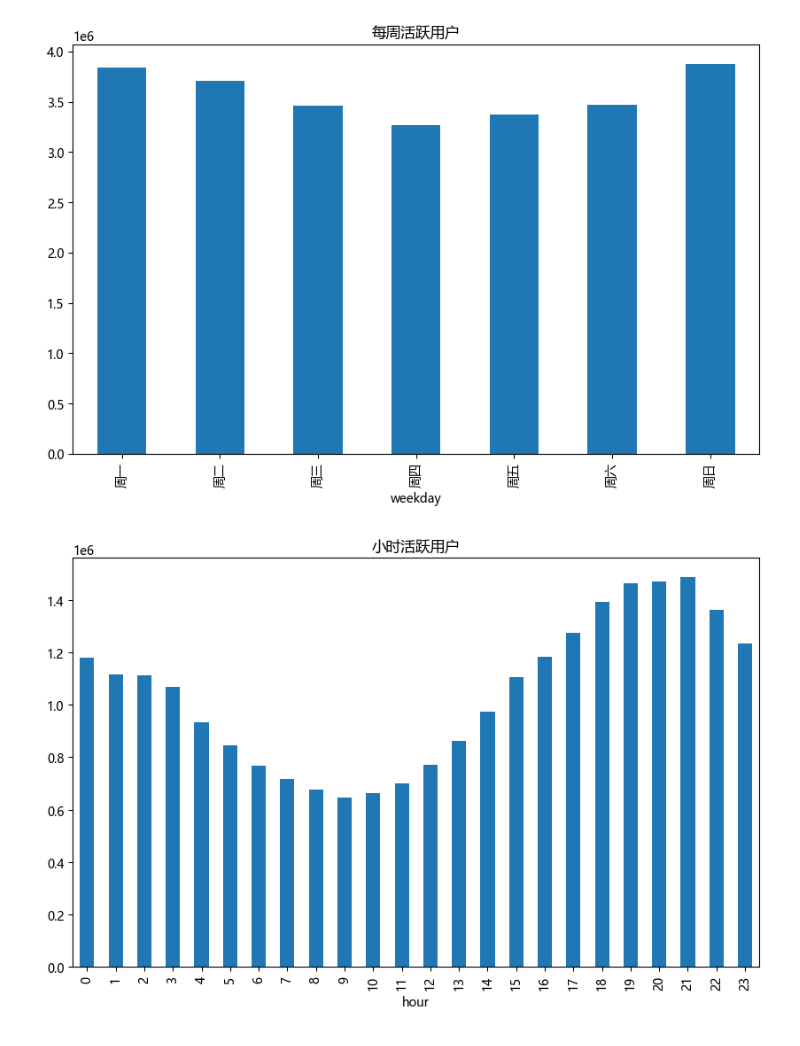
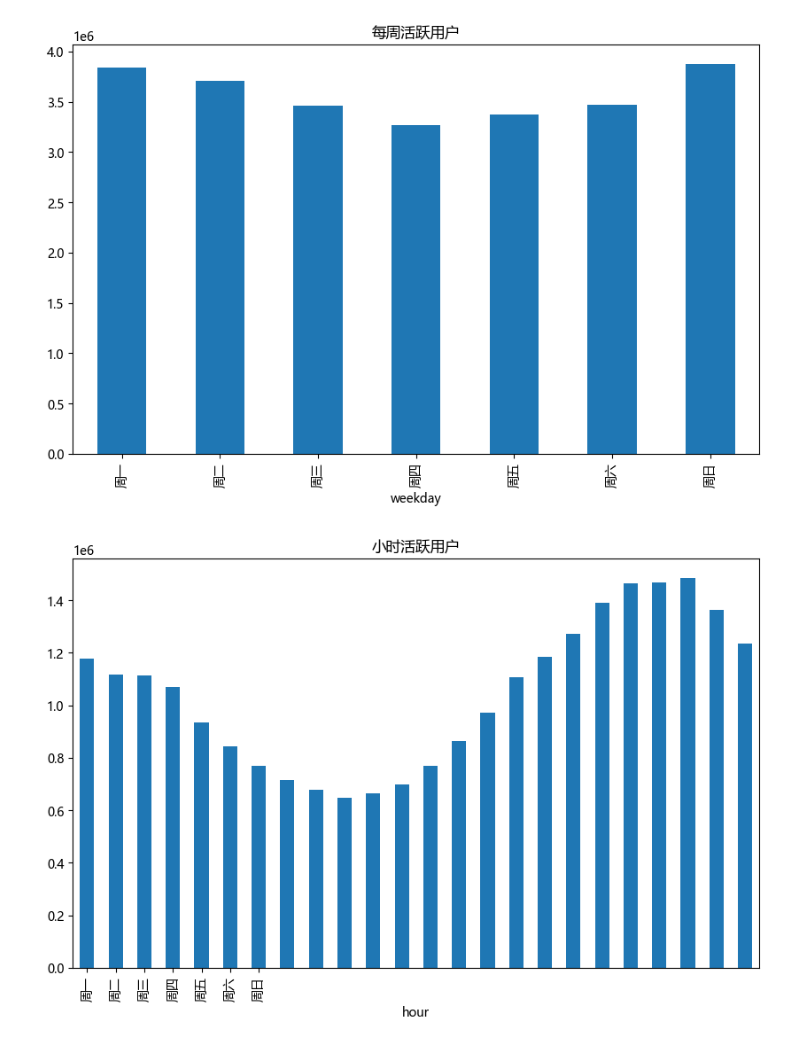
Before and after one commit to sink12138/movielens-rec, a Jupyter notebook: data_exploration.ipynb, the cells around one changed output. Cells and saved outputs as stored; diff of their text form; code cells hidden in the pictures.

```diff
--- a/data_exploration.ipynb
+++ b/data_exploration.ipynb
@@ -81,8 +76,9 @@ plt.show()
 # %%
 # 统计一天内各个小时的活跃用户
 plt.figure(figsize=(10, 6))
 ratings['hour'].value_counts().sort_index().plot(kind='bar')
 plt.title('小时活跃用户')
+plt.xticks(ticks=range(7), labels=['周一', '周二', '周三', '周四', '周五', '周六', '周日'])
 plt.show()
 # %% [output]
-[figure, old version]
+[figure, new version]
```
Also changed, not shown: parts of 7 cells of this notebook, 2 other files.
